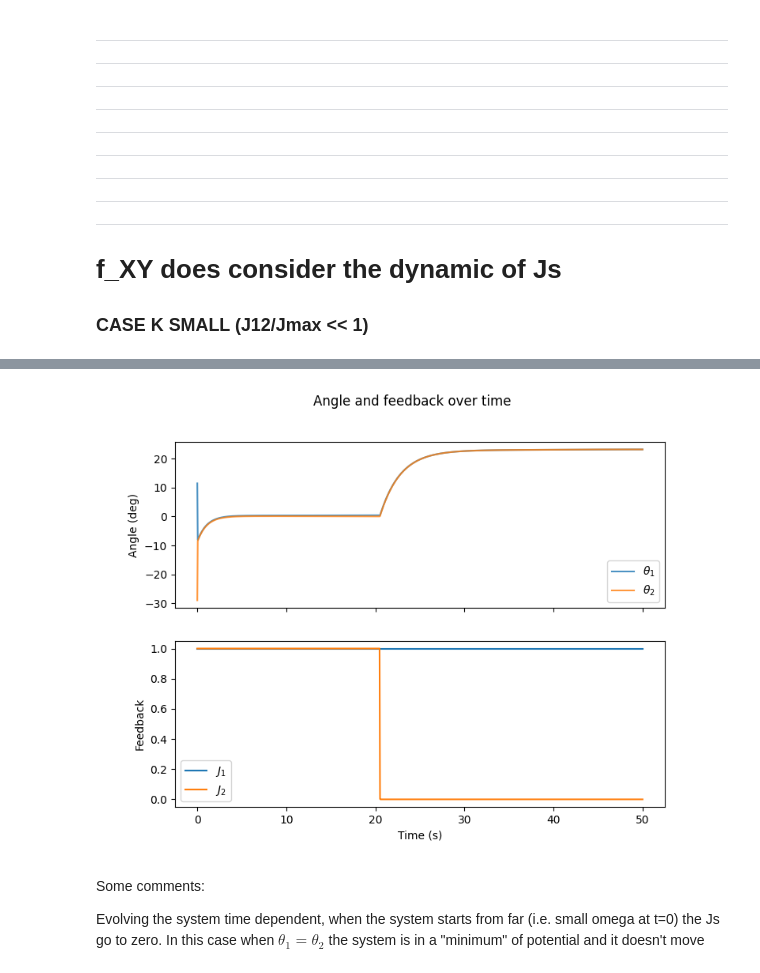
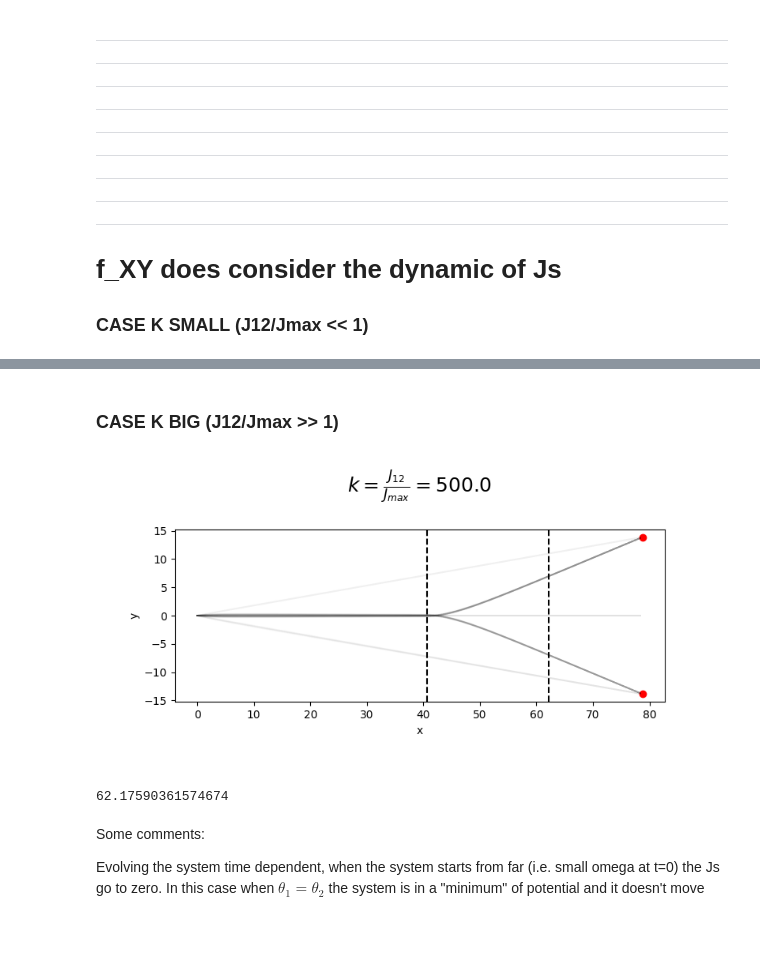
Before and after one commit to eleonoragatti44/Master-Thesis-Gatti, a Jupyter notebook: ode_models/bifurcation_traj/bifurcation_traj.ipynb, the cells around one changed output, grey strips where cells are left out. Saved outputs shown, nothing was run; the diff lists cells and outputs as text; code cells hidden in the pictures; blank space fills up the shorter version.

```diff
--- a/ode_models/bifurcation_traj/bifurcation_traj.ipynb
+++ b/ode_models/bifurcation_traj/bifurcation_traj.ipynb
@@ -180,4 +139,0 @@ plt.show()
-# %%
-plot_thetasJs(res_far[0])
-# %% [output]
-[figure, removed]
@@ -187,3 +140,40 @@ plt.axvline(35, c='black', ls='--')
+# %% [markdown]
+### CASE K BIG (J12/Jmax >> 1)
+# %%
+theta0 = np.radians(20)
+Jmax = 1
+J12 = 500
+
+res_J_kbig = []
+
+#parameters (alpha, beta, J12, Jmax, theta0, xt, yt)
+params_J_kbig = [1000, 1000, J12, Jmax, theta0, 80*np.cos(np.radians(10)), 80*np.sin(np.radians(10))]
+
+#time points
+t = np.linspace(0, 50, 1000)
+
+for _ in range(100):
+    x0 = [0, 0, np.random.uniform(0, np.pi/6), np.random.uniform(-np.pi/6, 0), 1, 1]
+    res_J_kbig.append(integrate.solve_ivp(lambda t, x: f_XY(x, t, params_J_kbig), [t[0], t[-1]], x0, t_eval=t))
+# %%
+fig, ax = plt.subplots(1, 1, sharex=True, figsize=(8, 4))
+
+for r in res_J_kbig:
+    plot_traj_ax(r, params_J_kbig, ax, len(res_J_kbig))
+
+ax.scatter(params_J_kbig[5], params_J_kbig[6], c='r')
+ax.scatter(params_J_kbig[5], -params_J_kbig[6], c='r')
+ax.axvline(params_J_kbig[5]-params_J_kbig[6]/np.tan(2*params_J_kbig[4]), c='black', ls='--')
+ax.axvline(params_J_kbig[5]-params_J_kbig[6]/np.tan(params_J_kbig[4]), c='black', ls='--')
+ax.set_title(r'$k=\frac{J_{12}}{J_{max}} = $' + str(params_J_kbig[2]/params_J_kbig[3]) + '\n', fontsize=18)
+ax.set_aspect('equal', 'box')
+plt.show()
+# %% [output]
+[figure, added]
+# %%
+np.degrees(np.arctan(72/38))
+# %% [output]
+62.17590361574674
 # %% [markdown]
 Some comments:
 
```
Also changed, not shown: parts of 9 cells of this notebook.
